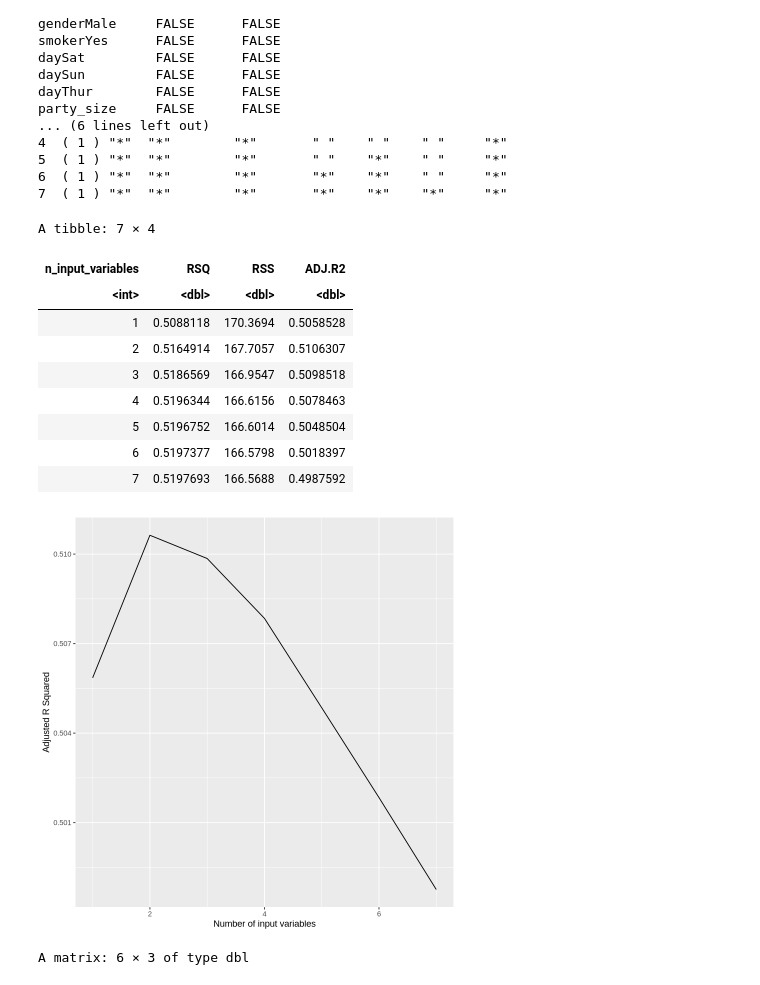
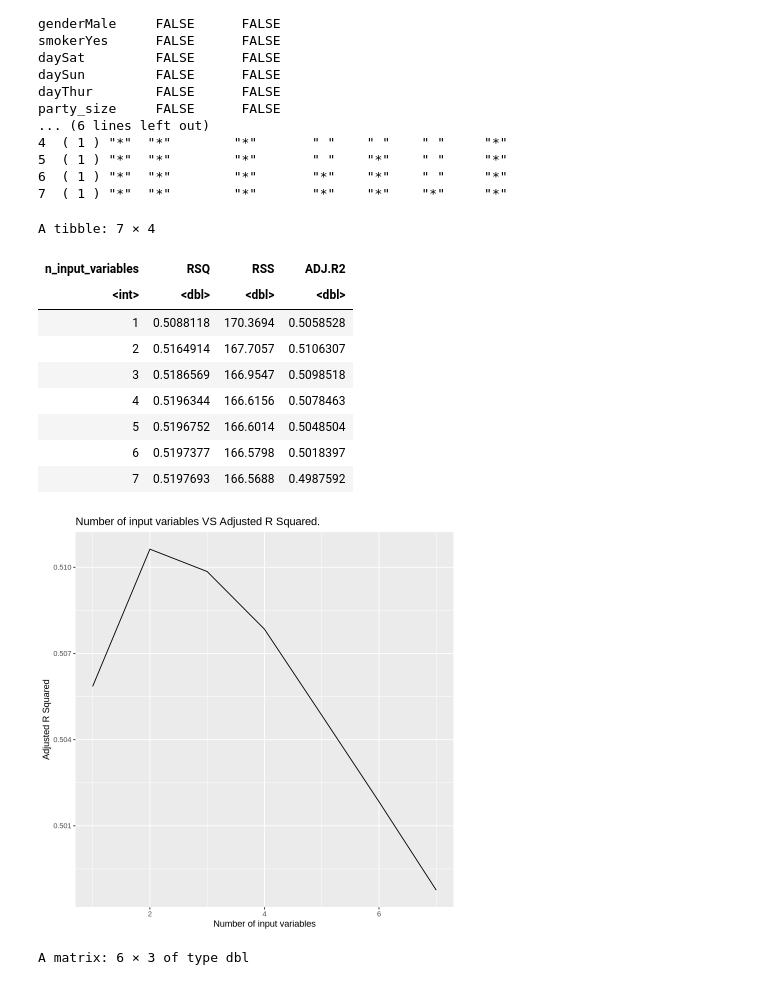
Before and after one commit to gracieS02/Final-Project_1, a Jupyter notebook: FinalProjectCode.ipynb, the cells around one changed output. Cells and saved outputs as stored; diff of their text form; code cells hidden in the pictures.

```diff
--- a/FinalProjectCode.ipynb
+++ b/FinalProjectCode.ipynb
@@ -361,28 +362,29 @@ party_size     FALSE      FALSE
 # %%
 tips_fwd_summary_df <-
     tibble(
         n_input_variables = 1:7,
         RSQ = tips_forward_summary$rsq,
         RSS = tips_forward_summary$rss,
         ADJ.R2 = tips_forward_summary$adjr2
     )
 tips_fwd_summary_df
 ggplot(tips_fwd_summary_df,aes(x =  n_input_variables,y = ADJ.R2)) +
 geom_line() +
 labs(x = "Number of input variables",
-     y = "Adjusted R Squared",)
+     y = "Adjusted R Squared",
+     title = "Number of input variables VS Adjusted R Squared.")
 # %% [output]
 A tibble: 7 × 4
 | n_input_variables | RSQ | RSS | ADJ.R2 |
 | <int> | <dbl> | <dbl> | <dbl> |
 | 1 | 0.5088118 | 170.3694 | 0.5058528 |
 | 2 | 0.5164914 | 167.7057 | 0.5106307 |
 | 3 | 0.5186569 | 166.9547 | 0.5098518 |
 | 4 | 0.5196344 | 166.6156 | 0.5078463 |
 | 5 | 0.5196752 | 166.6014 | 0.5048504 |
 | 6 | 0.5197377 | 166.5798 | 0.5018397 |
 | 7 | 0.5197693 | 166.5688 | 0.4987592 |
-[figure, old version]
+[figure, new version]
 # %%
 vif(lm(tip ~ ., tips_train))
 # %% [output]
```
Also changed, not shown: parts of 1 cell of this notebook.
